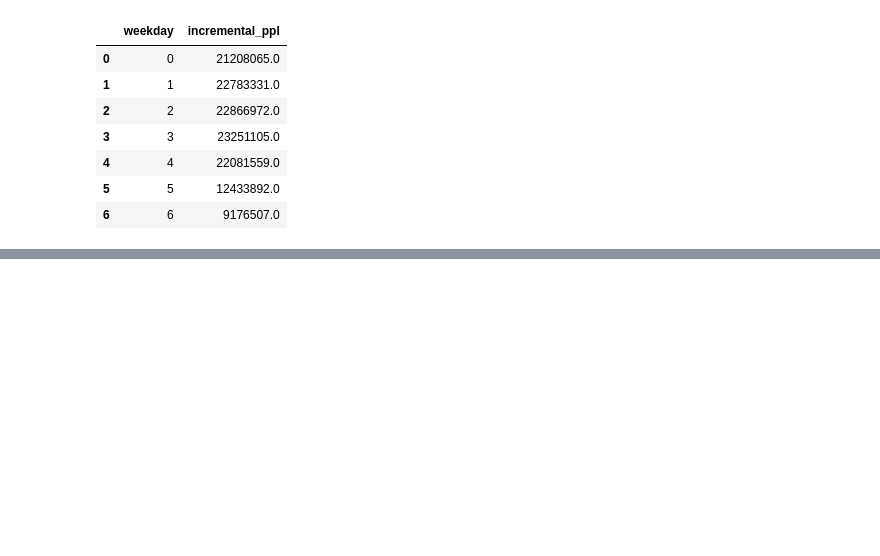
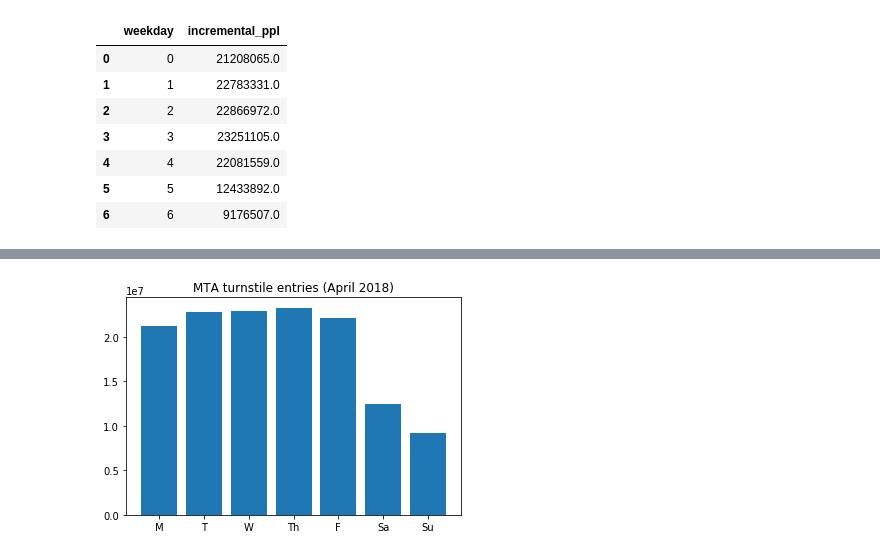
Before and after one commit to konelson/konelson-mta-project, a Jupyter notebook: MTA_Data.ipynb, the cells around one changed output, grey strips where cells are left out. Cells and saved outputs as stored; diff of their text form; code cells hidden in the pictures; blank space fills up the shorter version.

```diff
--- a/MTA_Data.ipynb
+++ b/MTA_Data.ipynb
@@ -766,0 +691,6 @@ plt.bar(x,y);
+# %%
+plt.bar(x,y);
+plt.xticks(np.arange(7), (labels));
+plt.title('MTA turnstile entries (April 2018)');
+# %% [output]
+[figure, added]
```
Also changed, not shown: parts of 64 cells of this notebook.
